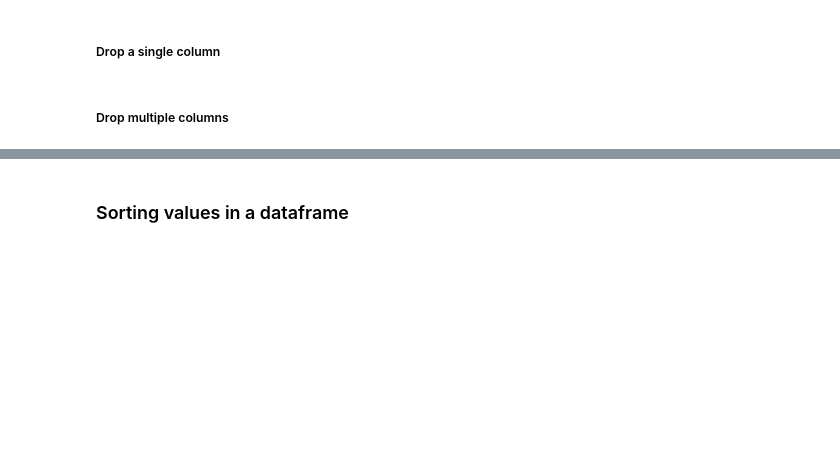
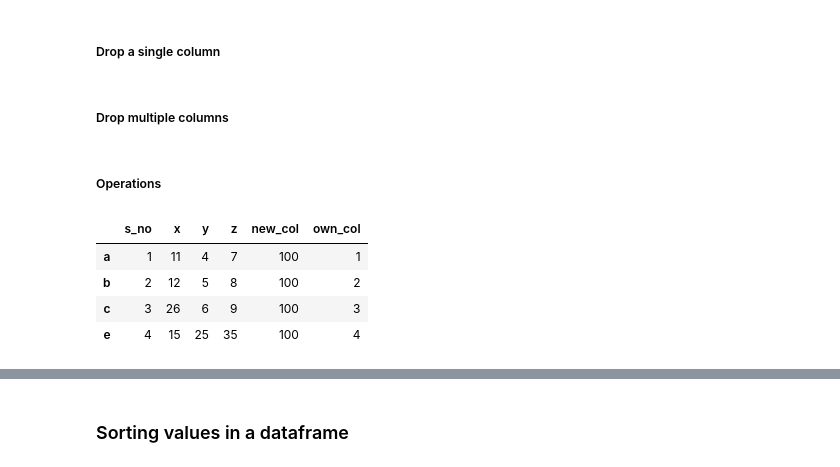
Before and after one commit to NRMT-MAIN/AI-ML-Learning, a Jupyter notebook: 3.Pandas/Pandas.ipynb, the cells around one changed output, grey strips where cells are left out. Drawn from its saved outputs; the diff is of its cells as text; code cells hidden in the pictures; blank space fills up the shorter version.

```diff
--- a/3.Pandas/Pandas.ipynb
+++ b/3.Pandas/Pandas.ipynb
@@ -723,3 +723,14 @@ df1
 # %%
 df1 = df.drop(columns=["Age", "Gender"])
 df1
+# %% [markdown]
+##### Operations
+# %%
+df1 = df.copy() # This will create a copy of the DataFrame and assign it to df1. Now, df1 is a separate DataFrame that has the same data as df, but any changes made to df1 will not affect df and vice versa.
+df
+# %% [output]
+|  | s_no | x | y | z | new_col | own_col |
+| a | 1 | 11 | 4 | 7 | 100 | 1 |
+| b | 2 | 12 | 5 | 8 | 100 | 2 |
+| c | 3 | 26 | 6 | 9 | 100 | 3 |
+| e | 4 | 15 | 25 | 35 | 100 | 4 |
```
Also changed, not shown: parts of 3 cells of this notebook, 1 other file.
